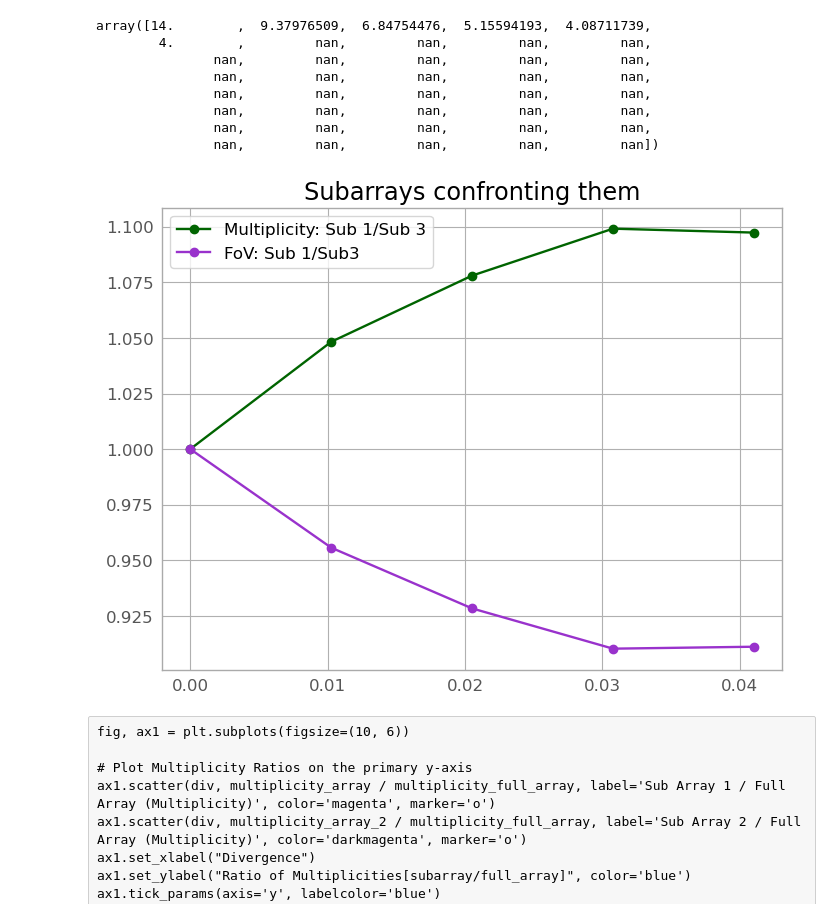
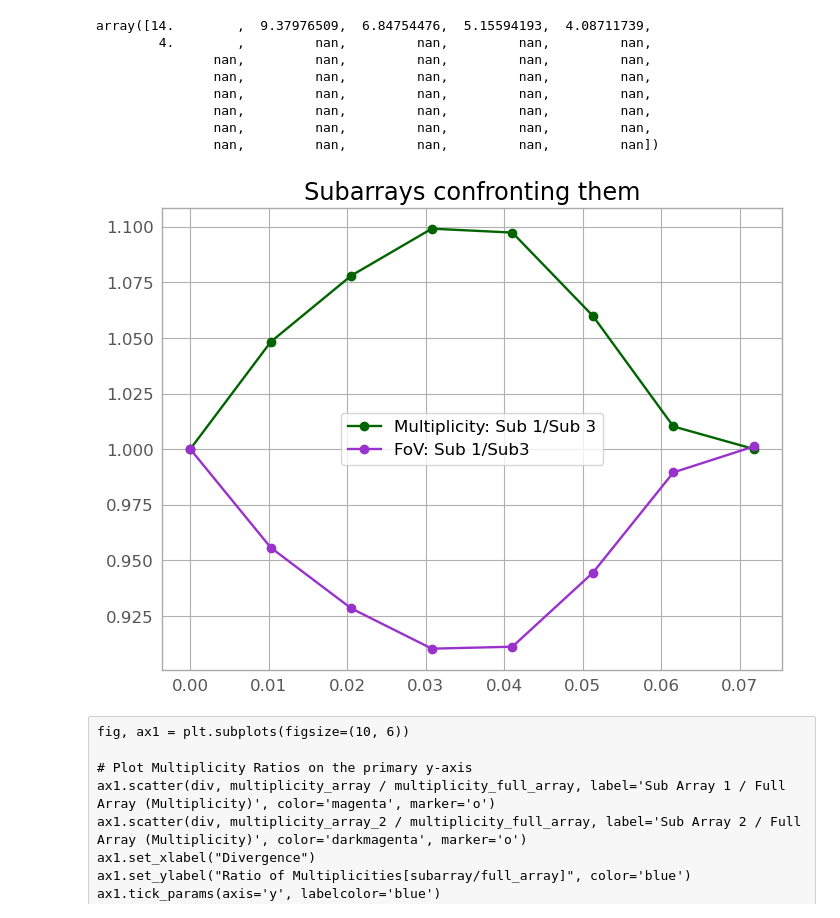
Before and after one commit to SamantaMorales/divtel, a Jupyter notebook: Confronting_different_MST.ipynb, the cells around one changed output. Drawn from its saved outputs; the diff is of its cells as text; code cells hidden in the pictures.

```diff
--- a/Confronting_different_MST.ipynb
+++ b/Confronting_different_MST.ipynb
@@ -677,7 +677,7 @@ plt.show()
 # %% [markdown]
 ## GRAPHING MULTIPLICITY AND FOV to understand what is going on
 # %%
-array= LoadConfig("./subarray_1_SOUTH.txt", frame=cta, pointing2src=True)
+array= LoadConfig("./subarray_1_2_SOUTH.txt", frame=cta, pointing2src=True)
 array_2= LoadConfig("./subarray_2_SOUTH.txt", frame=cta, pointing2src=True)
 array_3= LoadConfig("./subarray_3_SOUTH.txt", frame=cta, pointing2src=True)
 # %%
@@ -1212,15 +1221,15 @@ array([14.        ,  9.37976509,  6.84754476,  5.15594193,  4.08711739,
                nan,         nan,         nan,         nan,         nan,
                nan,         nan,         nan,         nan,         nan])
 # %%
-plt.plot(div[:5], multiplicity_array[:5]/multiplicity_array_3[:5], label='Multiplicity: Sub 1/Sub 3', marker='o', color='darkgreen')
+plt.plot(div[:8], multiplicity_array[:8]/multiplicity_array_3[:8], label='Multiplicity: Sub 1/Sub 3', marker='o', color='darkgreen')
 #plt.plot(div[:12], multiplicity_array_cut_4[:12]/multiplicity_array_2[:12], label='Multiplicity: Sub 1/Sub 2 cut 4', marker='o')
 #plt.plot(div[:8],  FoV_array_cut_4[:8]/FoV_array_2[:8], label='FoV: Sub 1/Sub2 cut 4',marker='o', color='darkorchid')
-plt.plot(div[:5],  FoV_array[:5]/FoV_array_3[:5], label='FoV: Sub 1/Sub3',marker='o', color='darkorchid')
+plt.plot(div[:8],  FoV_array[:8]/FoV_array_3[:8], label='FoV: Sub 1/Sub3',marker='o', color='darkorchid')
 plt.title("Subarrays confronting them")
 plt.legend()
 plt.show()
 # %% [output]
-[figure, old version]
+[figure, new version]
 # %% [raw]
 fig, ax1 = plt.subplots(figsize=(10, 6))
 
```
Also changed, not shown: parts of 7 cells of this notebook, 9 other files.
